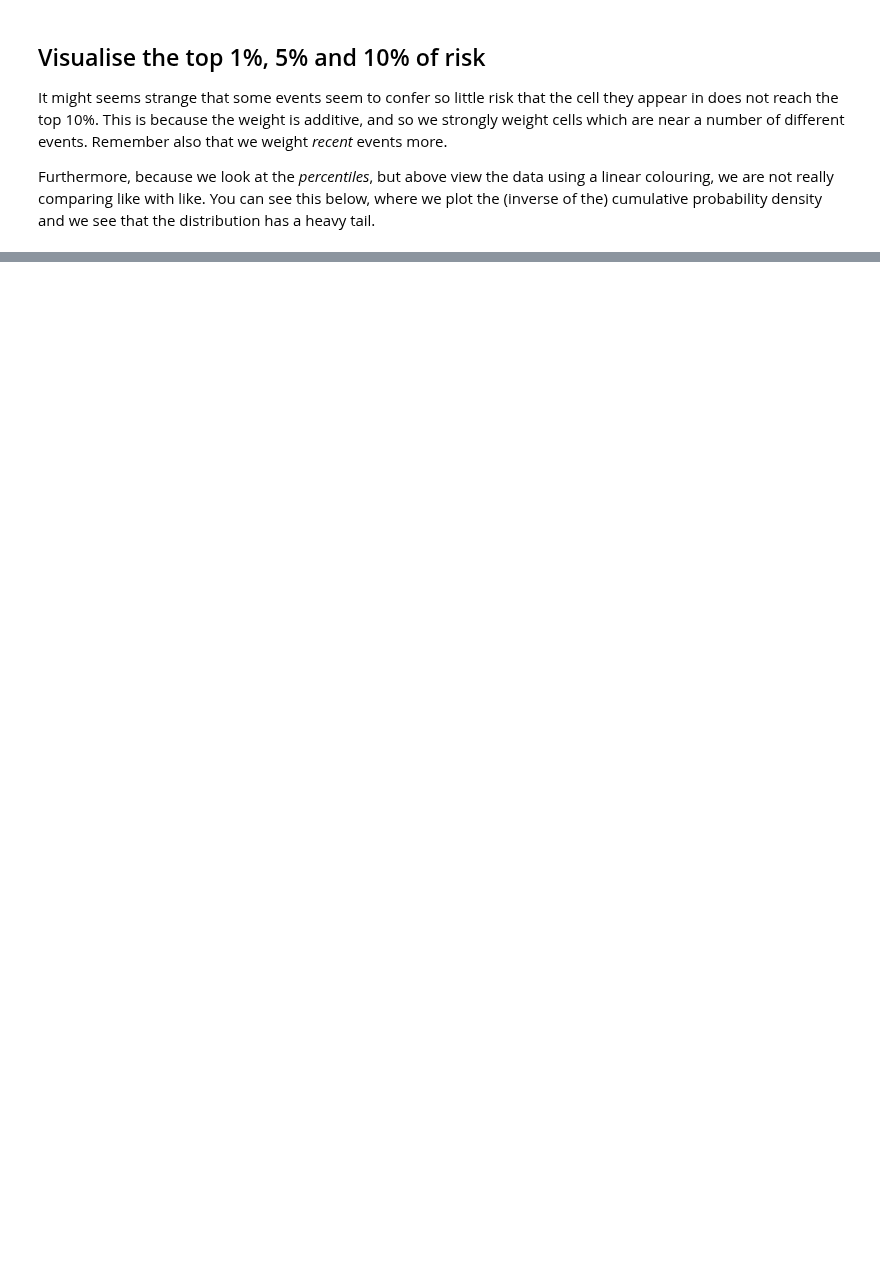
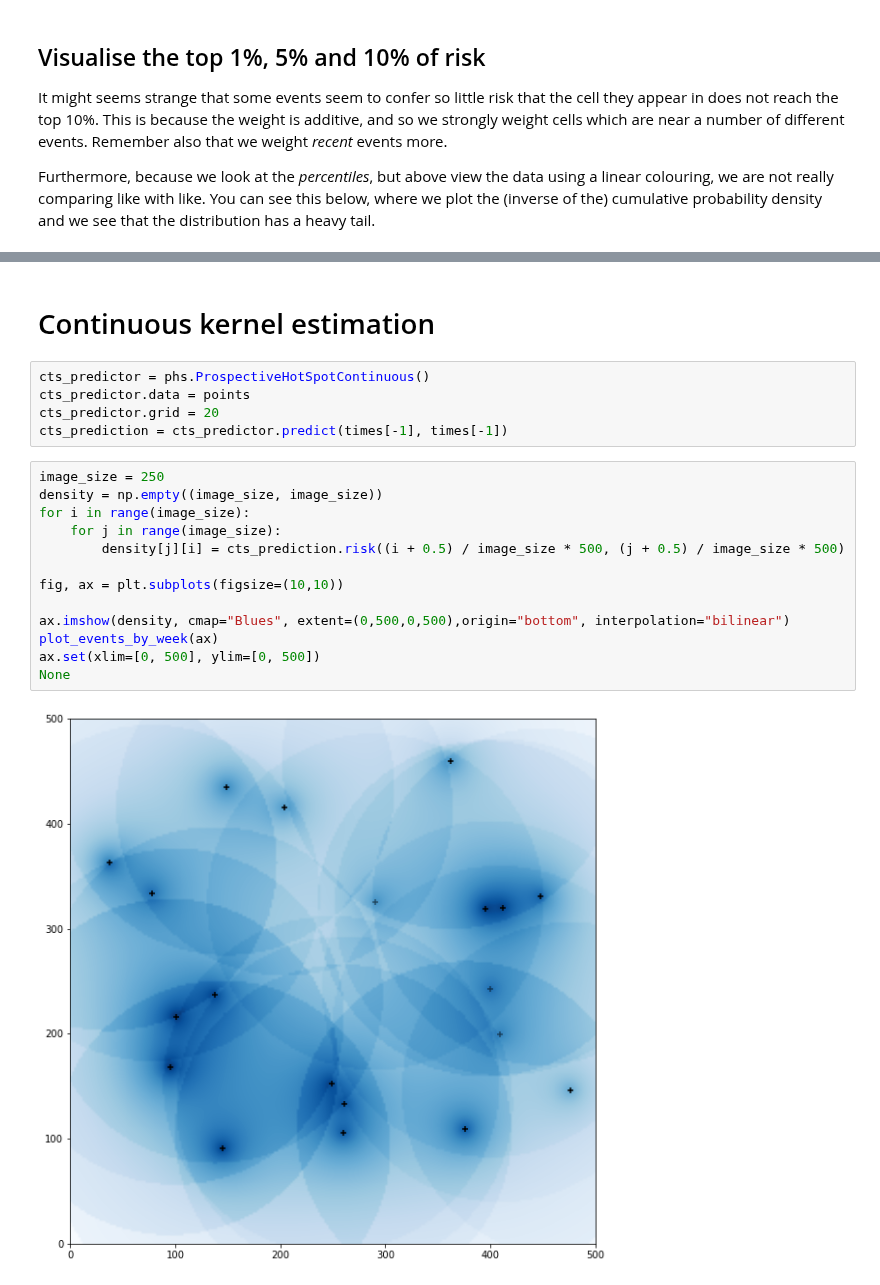
Before and after one commit to QuantCrimAtLeeds/PredictCode, a Jupyter notebook: Prospective HotSpot.ipynb, the cells around one changed output, grey strips where cells are left out. Cells and saved outputs as stored; diff of their text form; blank space fills up the shorter version.

```diff
--- a/Prospective HotSpot.ipynb
+++ b/Prospective HotSpot.ipynb
@@ -172,0 +179,22 @@ None
+# %% [markdown]
+# Continuous kernel estimation
+# %%
+cts_predictor = phs.ProspectiveHotSpotContinuous()
+cts_predictor.data = points
+cts_predictor.grid = 20
+cts_prediction = cts_predictor.predict(times[-1], times[-1])
+# %%
+image_size = 250
+density = np.empty((image_size, image_size))
+for i in range(image_size):
+    for j in range(image_size):
+        density[j][i] = cts_prediction.risk((i + 0.5) / image_size * 500, (j + 0.5) / image_size * 500)
+
+fig, ax = plt.subplots(figsize=(10,10))
+
+ax.imshow(density, cmap="Blues", extent=(0,500,0,500),origin="bottom", interpolation="bilinear")
+plot_events_by_week(ax)
+ax.set(xlim=[0, 500], ylim=[0, 500])
+None
+# %% [output]
+[figure, added]
```
Also changed, not shown: parts of 10 cells of this notebook, 2 other files.
